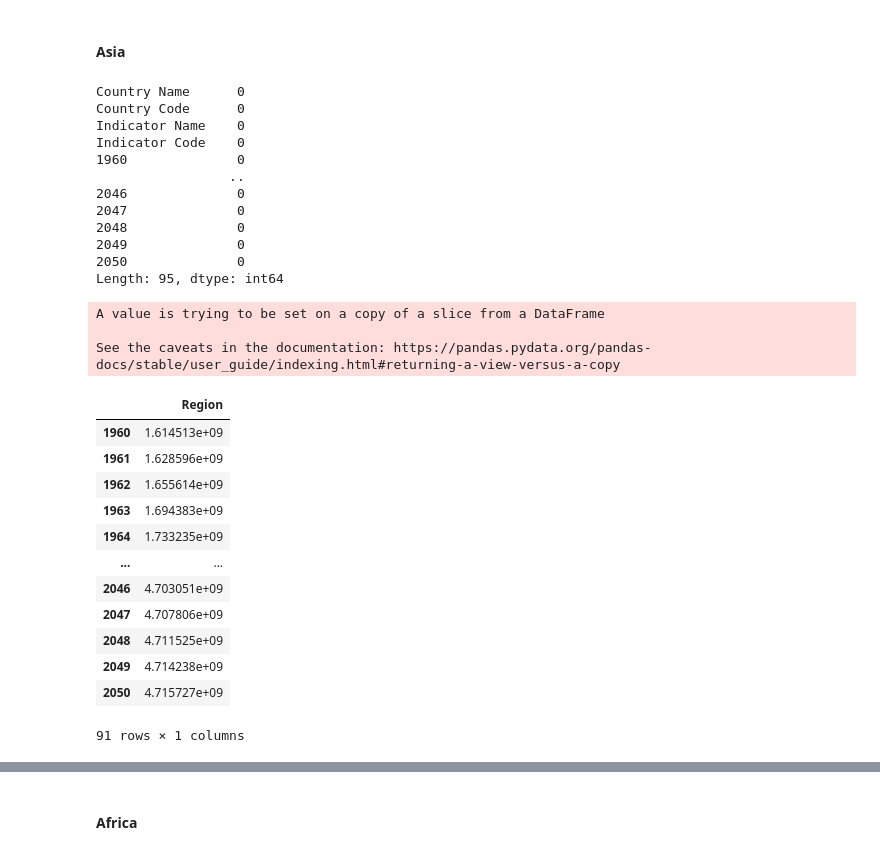
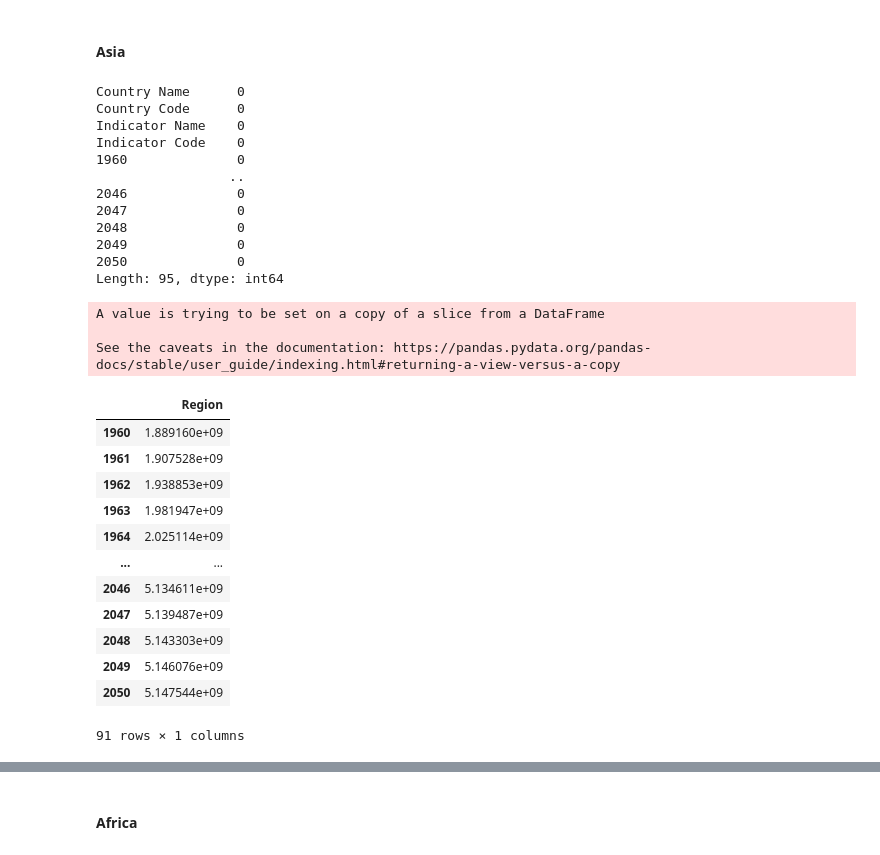
Before and after one commit to ProsperChuks/Population-Estimate-and-Projection, a Jupyter notebook: population_estimate.ipynb, the cells around one changed output, grey strips where cells are left out. Saved outputs shown, nothing was run; the diff lists cells and outputs as text; code cells hidden in the pictures.

```diff
--- a/population_estimate.ipynb
+++ b/population_estimate.ipynb
@@ -82,45 +82,47 @@ px.line(wrld, wrld.index, 'World', labels={'x':'Year', 'World':'Population Count
 # %%
 east = main_data.loc[main_data['Country Name'].str.contains('^east asia[a-z]*', flags=regex.IGNORECASE, regex=True)]
 south = main_data.loc[main_data['Country Name'].str.contains('^south asia[a-z]*', flags=regex.IGNORECASE, regex=True)]
+ecs = main_data.loc[main_data['Country Code'].str.contains('^eca', flags=regex.IGNORECASE, regex=True)]
 
 east.fillna(method='ffill', inplace=True)
 south.fillna(method='ffill', inplace=True)
 print(east.isnull().sum())
 
 east_max = east.iloc[:, 4:].max()
 south_max = south.iloc[:, 4:].max()
-final = east_max + south_max
+ecs_max = ecs.iloc[:, 4:].max()
+final = east_max + south_max + ecs_max
 
 new_asia = pd.DataFrame(final, index=final.index, columns=['Region'])
 new_asia
 # %% [output]
 Country Name      0
 Country Code      0
 Indicator Name    0
 Indicator Code    0
 1960              0
                  ..
 2046              0
 2047              0
 2048              0
 2049              0
 2050              0
 Length: 95, dtype: int64
 A value is trying to be set on a copy of a slice from a DataFrame
 
 See the caveats in the documentation: https://pandas.pydata.org/pandas-docs/stable/user_guide/indexing.html#returning-a-view-versus-a-copy
 |  | Region |
-| 1960 | 1.614513e+09 |
-| 1961 | 1.628596e+09 |
-| 1962 | 1.655614e+09 |
-| 1963 | 1.694383e+09 |
-| 1964 | 1.733235e+09 |
+| 1960 | 1.889160e+09 |
+| 1961 | 1.907528e+09 |
+| 1962 | 1.938853e+09 |
+| 1963 | 1.981947e+09 |
+| 1964 | 2.025114e+09 |
 | ... | ... |
-| 2046 | 4.703051e+09 |
-| 2047 | 4.707806e+09 |
-| 2048 | 4.711525e+09 |
-| 2049 | 4.714238e+09 |
-| 2050 | 4.715727e+09 |
+| 2046 | 5.134611e+09 |
+| 2047 | 5.139487e+09 |
+| 2048 | 5.143303e+09 |
+| 2049 | 5.146076e+09 |
+| 2050 | 5.147544e+09 |
 91 rows × 1 columns
 # %%
 px.line(new_asia, new_asia.index, 'Region', labels={'x':'Year', 'Region':'Population Count'},
```
Also changed, not shown: parts of 6 cells of this notebook.
